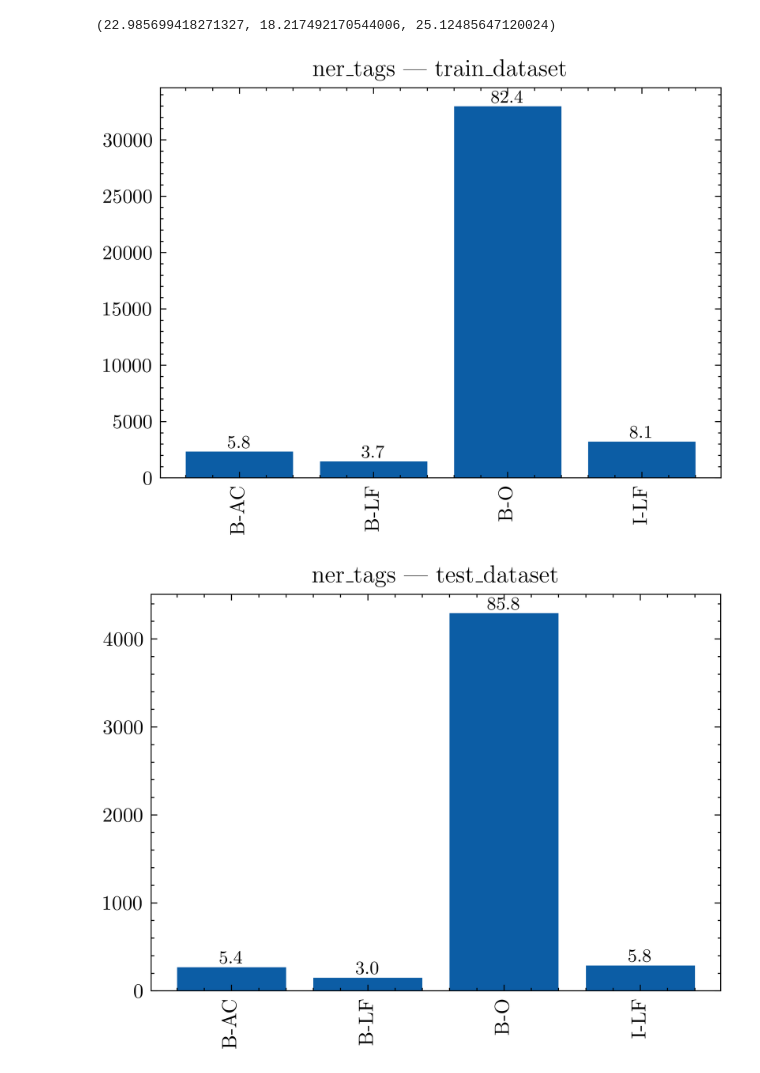
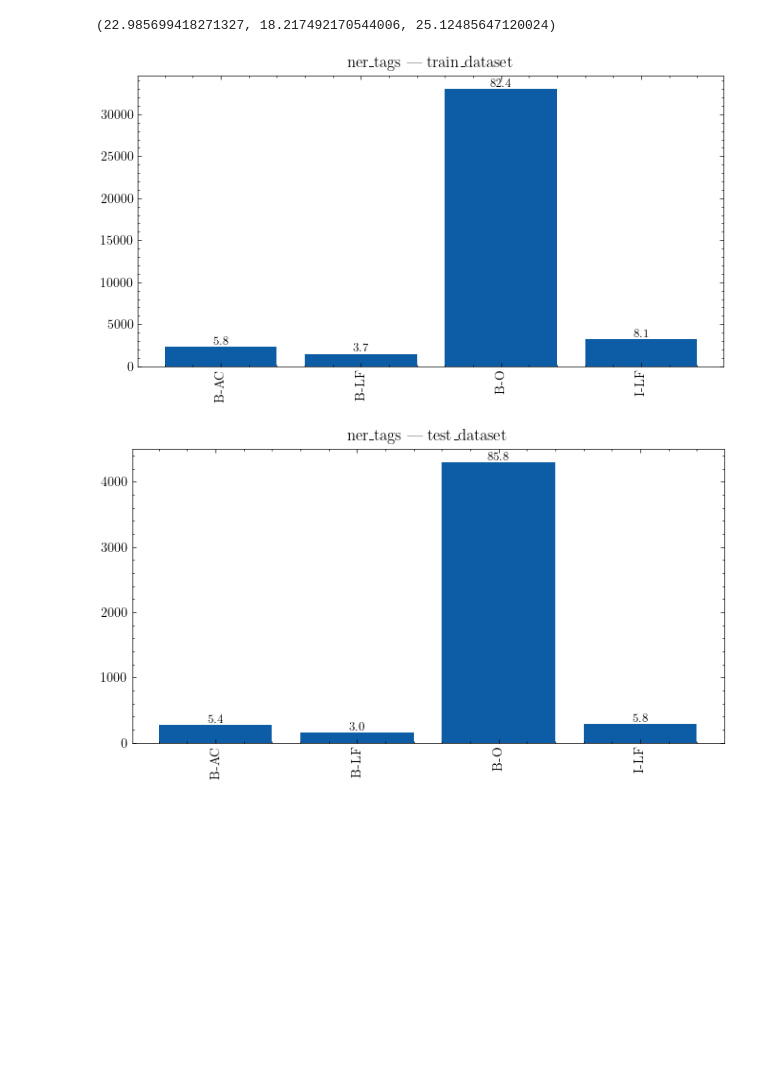
Before and after one commit to antoineedy/NLP-individual-courwework, a Jupyter notebook: data_exploration.ipynb, the cells around one changed output. Cells and saved outputs as stored; diff of their text form; code cells hidden in the pictures; blank space fills up the shorter version.

```diff
--- a/data_exploration.ipynb
+++ b/data_exploration.ipynb
@@ -38,11 +38,6 @@ train_dataset.head()
 import scienceplots
 plt.style.use(['science'])
 plt.rcParams['text.usetex'] = True
-TOSAVE = True
-if TOSAVE:
-    plt.rcParams.update({'figure.dpi': '600'})
-else:
-    plt.rcParams.update({'figure.dpi': '180'})
 # %%
 # plot the length of the tokens for each dataset (in percentage)
 
@@ -87,33 +82,33 @@ tags_pos = sorted(list(tags_pos))
 tags_ner = set()
 for tags_list in train_dataset['ner_tags']:
     tags_ner.update(tags_list)
 tags_ner = sorted(list(tags_ner))
 
 def tags_count(dataset, tag = 'pos_tags'):
     total_len = sum(dataset['length'])
     if tag == 'pos_tags':
         thetags = tags_pos
     else:
         thetags = tags_ner
     tags_count = {tag: 0 for tag in thetags}
     for tags_list in dataset[tag]:
         for _tag in tags_list:
             tags_count[_tag] += 1
-    plt.figure(figsize=(5, 3.5))
+    plt.figure(figsize=(8, 4))
     plt.bar(tags_count.keys(), tags_count.values())
     for i in range(len(tags_count)):
         plt.text(i, list(tags_count.values())[i], str(round(list(tags_count.values())[i]/total_len*100, 1)) + '%', ha = 'center', va = 'bottom', fontsize=9)
     plt.xticks(rotation=90)
     plt.title(tag + ' | ' + namestr(dataset)[0])
     plt.show()
 
 tags_count(train_dataset, 'ner_tags')
 tags_count(test_dataset, 'ner_tags')
 tags_count(val_dataset, 'ner_tags')
 
 tags_count(train_dataset, 'pos_tags')
 tags_count(test_dataset, 'pos_tags')
 tags_count(val_dataset, 'pos_tags')
 # %% [output]
-[figure, old version]
+[figure, new version]
-[figure, old version]
+[figure, new version]
```
Also changed, not shown: parts of 2 cells of this notebook, 16 other files.
